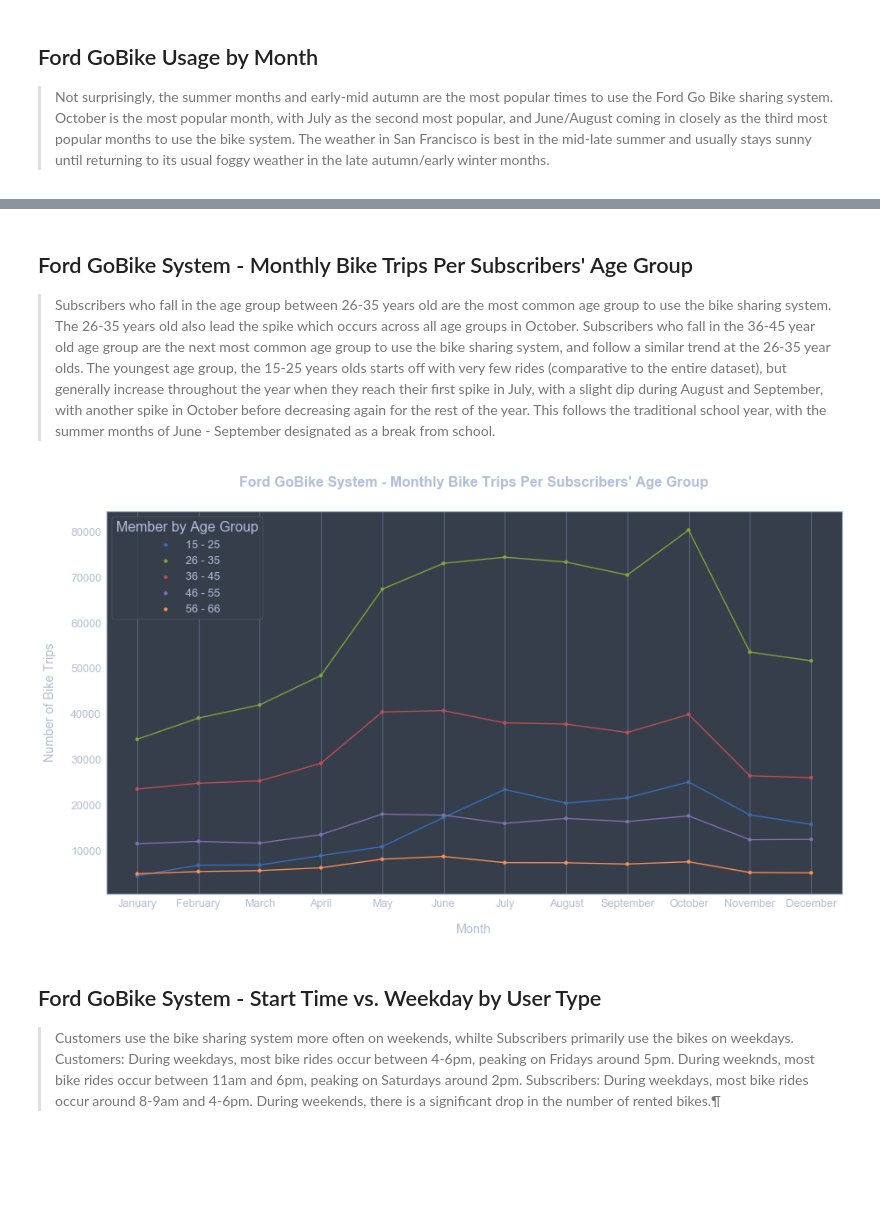
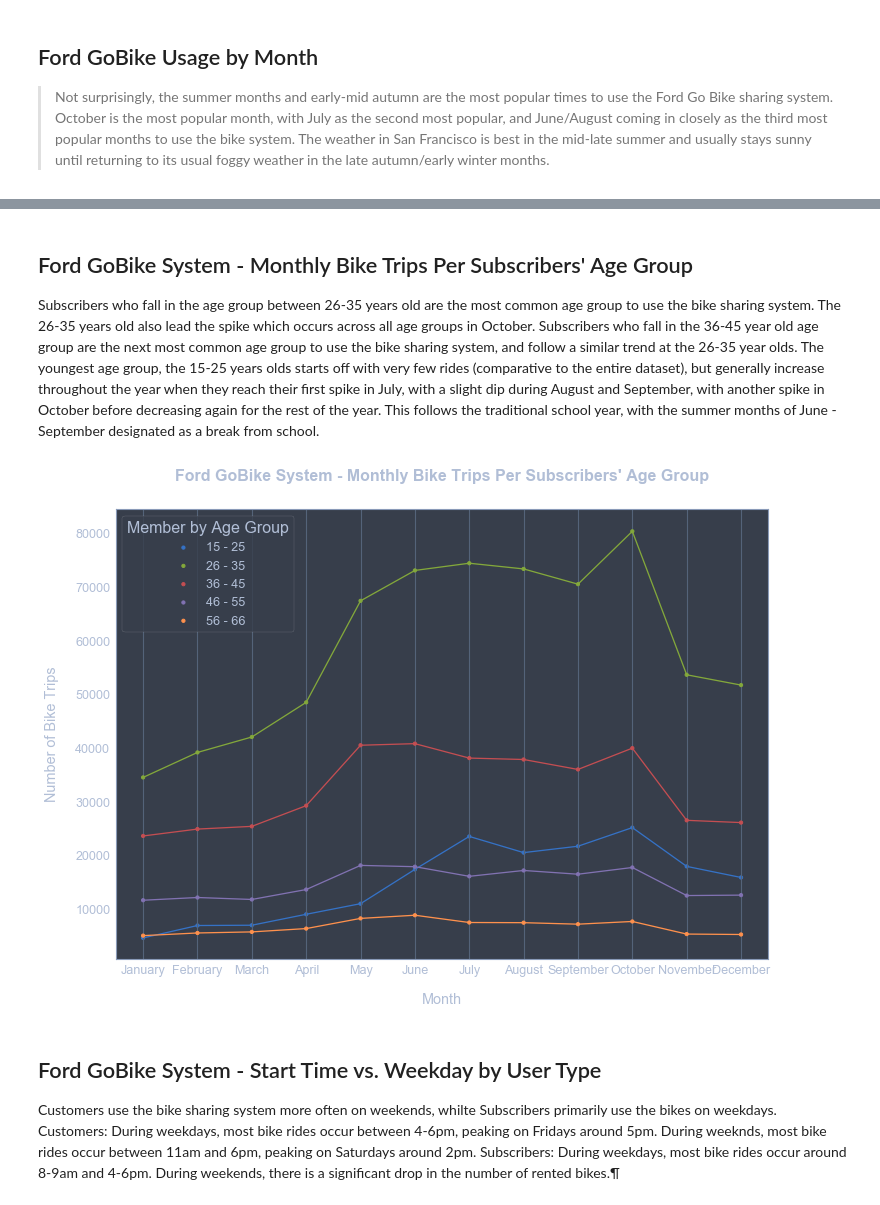
Before and after one commit to chelseymarie6/Communicate-Data-Findings, a Jupyter notebook: Communicate_Data_Slide_Deck.ipynb, the cells around one changed output, grey strips where cells are left out. Cells and saved outputs as stored; diff of their text form; code cells hidden in the pictures; blank space fills up the shorter version.

```diff
--- a/Communicate_Data_Slide_Deck.ipynb
+++ b/Communicate_Data_Slide_Deck.ipynb
@@ -125,7 +134,7 @@ g.fig.suptitle('Ford Go Bike System - Duration (Min) by User Type', y=1.05, font
 [figure]
 # %% [markdown]
 ## Ford GoBike System - Monthly Bike Trips Per Subscribers' Age Group
-> Subscribers who fall in the age group between 26-35 years old are the most common age group to use the bike sharing system. The 26-35 years old also lead the spike which occurs across all age groups in October. Subscribers who fall in the 36-45 year old age group are the next most common age group to use the bike sharing system, and follow a similar trend at the 26-35 year olds. The youngest age group, the 15-25 years olds starts off with very few rides (comparative to the entire dataset), but generally increase throughout the year when they reach their first spike in July, with a slight dip during August and September, with another spike in October before decreasing again for the rest of the year. This follows the traditional school year, with the summer months of June - September designated as a break from school.
+Subscribers who fall in the age group between 26-35 years old are the most common age group to use the bike sharing system. The 26-35 years old also lead the spike which occurs across all age groups in October. Subscribers who fall in the 36-45 year old age group are the next most common age group to use the bike sharing system, and follow a similar trend at the 26-35 year olds. The youngest age group, the 15-25 years olds starts off with very few rides (comparative to the entire dataset), but generally increase throughout the year when they reach their first spike in July, with a slight dip during August and September, with another spike in October before decreasing again for the rest of the year. This follows the traditional school year, with the summer months of June - September designated as a break from school.
 # %%
 df_cleaned['age_bins'] = df_cleaned['member_age'].apply(lambda x: '15 - 25' if 15<x<=25
                                                   else '26 - 35' if 25<x<=35
@@ -137,27 +146,27 @@ df_cleaned['age_bins'] = df_cleaned['member_age'].apply(lambda x: '15 - 25' if 1
 subscriber_age_df = df_cleaned[df_cleaned['user_type'] == 'Subscriber'].groupby(['start_time_month', 'age_bins']).agg({'bike_id':'count'}).reset_index()
 # %%
 # Comparing monthly number of bike trips per subscribers, based on their age group (reference age bins I calculated above)
-plt.figure(figsize = (15,8))
+plt.figure(figsize=[11.69, 8.27]);
 
 months = ['January', 'February', 'March', 'April', 'May', 'June', 'July', 'August', 'September', 'October', 'November', 'December']
 
 ax = sb.pointplot(data = subscriber_age_df, x='start_time_month', y='bike_id', hue='age_bins', scale=.6, order = months);
 
 plt.xlabel('Month', labelpad = 16)
 plt.ylabel('Number of Bike Trips', labelpad = 16)
 plt.title("Ford GoBike System - Monthly Bike Trips Per Subscribers' Age Group", y = 1.05, fontsize = 16, fontweight = 'bold');
 
 # Legend
 leg = ax.legend()
 leg.set_title('Member by Age Group', prop={'size': 16})
 
 plt.grid()
 # %% [output]
-[figure, old version]
+[figure, new version]
 # %% [markdown]
 ## Ford GoBike System - Start Time vs. Weekday by User Type
 
->Customers use the bike sharing system more often on weekends, whilte Subscribers primarily use the bikes on weekdays.
+Customers use the bike sharing system more often on weekends, whilte Subscribers primarily use the bikes on weekdays.
 Customers: During weekdays, most bike rides occur between 4-6pm, peaking on Fridays around 5pm. During weeknds, most bike rides occur between 11am and 6pm, peaking on Saturdays around 2pm.
 Subscribers: During weekdays, most bike rides occur around 8-9am and 4-6pm. During weekends, there is a significant drop in the number of rented bikes.¶
 # %%
```
Also changed, not shown: parts of 10 cells of this notebook, 1 other file.
